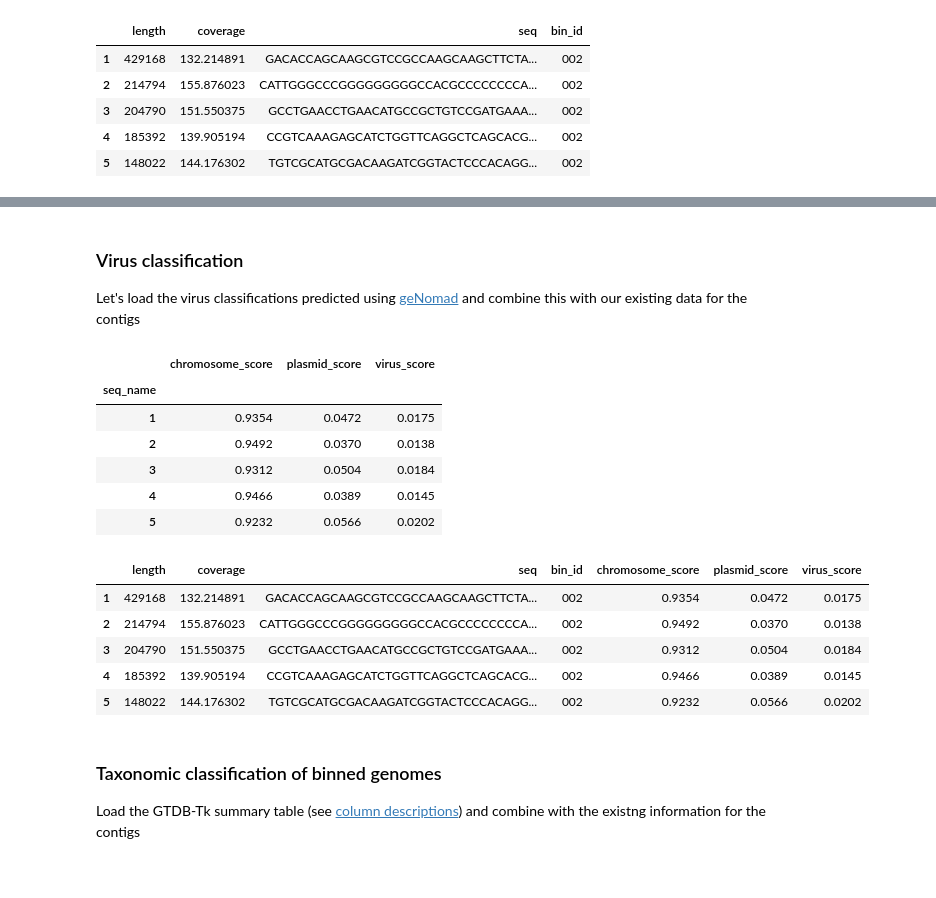
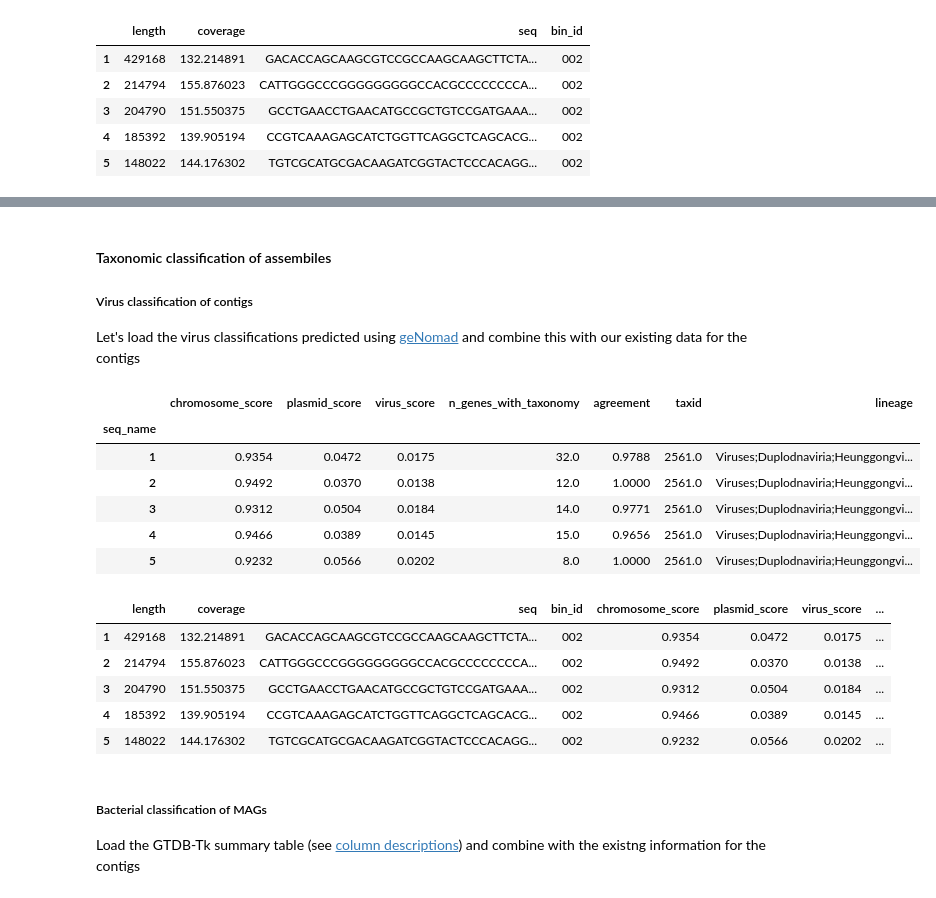
Before and after one commit to naobservatory/metagenomics_classification, a Jupyter notebook: mag_analysis.ipynb, the cells around one changed output, grey strips where cells are left out. Saved outputs shown, nothing was run; the diff lists cells and outputs as text; code cells hidden in the pictures.

```diff
--- a/mag_analysis.ipynb
+++ b/mag_analysis.ipynb
@@ -23,8 +31,7 @@ data_dir = '../mag/results_rothman_htp'
 fastqc_yaml = f'{data_dir}/multiqc/multiqc_data/multiqc_fastqc.yaml'
 
 # Assembly data
-# spades_dir = f'{data_dir}/Assembly/SPAdes'
-# spades_fa_gz = f'{spades_dir}/SPAdes-group-HTP_scaffolds.fasta.gz'
+bam_dir = f'{data_dir}/Assembly/SPAdes/QC/group-HTP'
 
 # Genome Binning data
 binner = 'MaxBin2'
@@ -32,13 +39,13 @@ busco_tsv = f'{data_dir}/GenomeBinning/QC/busco_summary.tsv'
 quast_tsv = f'{data_dir}/GenomeBinning/QC/quast_summary.tsv'
 bin_tsv = f'{data_dir}/GenomeBinning/bin_summary.tsv'
 bin_dir = f'{data_dir}/GenomeBinning/{binner}'
-contig_depths_gz = f'{data_dir}/GenomeBinning/depths/contigs/SPAdes-group-HTP-depth.txt.gz'
 
 # Taxonomy data
+kraken_dir = f'{data_dir}/Taxonomy/kraken2'
 genomad_dir = f'{data_dir}/Taxonomy/geNomad'
-genomad_tsv = f'{genomad_dir}/group-HTP/SPAdes-group-HTP_scaffolds_aggregated_classification/SPAdes-group-HTP_scaffolds_aggregated_classification.tsv'
+genomad_class = f'{genomad_dir}/group-HTP/SPAdes-group-HTP_scaffolds_aggregated_classification/SPAdes-group-HTP_scaffolds_aggregated_classification.tsv'
+genomad_tax = f'{genomad_dir}/group-HTP/SPAdes-group-HTP_scaffolds_annotate/SPAdes-group-HTP_scaffolds_taxonomy.tsv'
 gtdbtk_tsv = f'{data_dir}/Taxonomy/GTDB-Tk/gtdbtk_summary.tsv'
-kraken_dir = f'{data_dir}/Taxonomy/kraken2'
 # %%
 # Define helper functions
 def decompress_gz(gz_file):
@@ -98,6 +159,8 @@ The commented code below loads the contigs, however, we will be skipping this st
 # %% [markdown]
 Let's look the summary information of the bins/MAGs
 # %%
-bin_df = pd.read_csv(bin_tsv, sep='\t')
-bin_df.head()
+pd.set_option('display.max_columns', None)
+
+bin_summary_df = pd.read_csv(bin_tsv, sep='\t', index_col=0)
+bin_summary_df.head()
 # %% [output]
@@ -173,34 +336,38 @@ bin_df.head()
 # %% [markdown]
-### Virus classification
+#### Taxonomic classification of assembiles
+
+##### Virus classification of contigs
 
 Let's load the virus classifications predicted using [geNomad](https://github.com/apcamargo/genomad) and combine this with our existing data for the contigs
 # %%
 # Load the virus classification data
-vir_df = pd.read_csv(genomad_tsv, sep='\t')
+genomad_class_df = pd.read_csv(genomad_class, sep='\t')
+genomad_tax_df = pd.read_csv(genomad_tax, sep='\t')
+vir_df = pd.merge(genomad_class_df, genomad_tax_df, on='seq_name', how='left')
 vir_df.index = vir_df.seq_name.str.split('_').str[1].astype(int)
 vir_df = vir_df.drop('seq_name', axis=1)
 vir_df.head()
 # %% [output]
-|  | chromosome_score | plasmid_score | virus_score |
-| seq_name |  |  |  |
-| 1 | 0.9354 | 0.0472 | 0.0175 |
-| 2 | 0.9492 | 0.0370 | 0.0138 |
-| 3 | 0.9312 | 0.0504 | 0.0184 |
-| 4 | 0.9466 | 0.0389 | 0.0145 |
-| 5 | 0.9232 | 0.0566 | 0.0202 |
+|  | chromosome_score | plasmid_score | virus_score | n_genes_with_taxonomy | agreement | taxid | lineage |
+| seq_name |  |  |  |  |  |  |  |
+| 1 | 0.9354 | 0.0472 | 0.0175 | 32.0 | 0.9788 | 2561.0 | Viruses;Duplodnaviria;Heunggongvi... |
+| 2 | 0.9492 | 0.0370 | 0.0138 | 12.0 | 1.0000 | 2561.0 | Viruses;Duplodnaviria;Heunggongvi... |
+| 3 | 0.9312 | 0.0504 | 0.0184 | 14.0 | 0.9771 | 2561.0 | Viruses;Duplodnaviria;Heunggongvi... |
+| 4 | 0.9466 | 0.0389 | 0.0145 | 15.0 | 0.9656 | 2561.0 | Viruses;Duplodnaviria;Heunggongvi... |
+| 5 | 0.9232 | 0.0566 | 0.0202 | 8.0 | 1.0000 | 2561.0 | Viruses;Duplodnaviria;Heunggongvi... |
 # %%
 # Merge the binning and taxonomy dataframes
 df = pd.merge(bin_df, vir_df, left_index=True, right_index=True)
 df.head()
 # %% [output]
-|  | length | coverage | seq | bin_id | chromosome_score | plasmid_score | virus_score |
-| 1 | 429168 | 132.214891 | GACACCAGCAAGCGTCCGCCAAGCAAGCTTCTA... | 002 | 0.9354 | 0.0472 | 0.0175 |
-| 2 | 214794 | 155.876023 | CATTGGGCCCGGGGGGGGGCCACGCCCCCCCCA... | 002 | 0.9492 | 0.0370 | 0.0138 |
-| 3 | 204790 | 151.550375 | GCCTGAACCTGAACATGCCGCTGTCCGATGAAA... | 002 | 0.9312 | 0.0504 | 0.0184 |
-| 4 | 185392 | 139.905194 | CCGTCAAAGAGCATCTGGTTCAGGCTCAGCACG... | 002 | 0.9466 | 0.0389 | 0.0145 |
-| 5 | 148022 | 144.176302 | TGTCGCATGCGACAAGATCGGTACTCCCACAGG... | 002 | 0.9232 | 0.0566 | 0.0202 |
+|  | length | coverage | seq | bin_id | chromosome_score | plasmid_score | virus_score | ... |
+| 1 | 429168 | 132.214891 | GACACCAGCAAGCGTCCGCCAAGCAAGCTTCTA... | 002 | 0.9354 | 0.0472 | 0.0175 | ... |
+| 2 | 214794 | 155.876023 | CATTGGGCCCGGGGGGGGGCCACGCCCCCCCCA... | 002 | 0.9492 | 0.0370 | 0.0138 | ... |
+| 3 | 204790 | 151.550375 | GCCTGAACCTGAACATGCCGCTGTCCGATGAAA... | 002 | 0.9312 | 0.0504 | 0.0184 | ... |
+| 4 | 185392 | 139.905194 | CCGTCAAAGAGCATCTGGTTCAGGCTCAGCACG... | 002 | 0.9466 | 0.0389 | 0.0145 | ... |
+| 5 | 148022 | 144.176302 | TGTCGCATGCGACAAGATCGGTACTCCCACAGG... | 002 | 0.9232 | 0.0566 | 0.0202 | ... |
 # %% [markdown]
-### Taxonomic classification of binned genomes
+##### Bacterial classification of MAGs
 
 Load the GTDB-Tk summary table (see [column descriptions](https://ecogenomics.github.io/GTDBTk/files/summary.tsv.html)) and combine with the existng information for the contigs
 # %%
```
Also changed, not shown: parts of 42 cells of this notebook.
